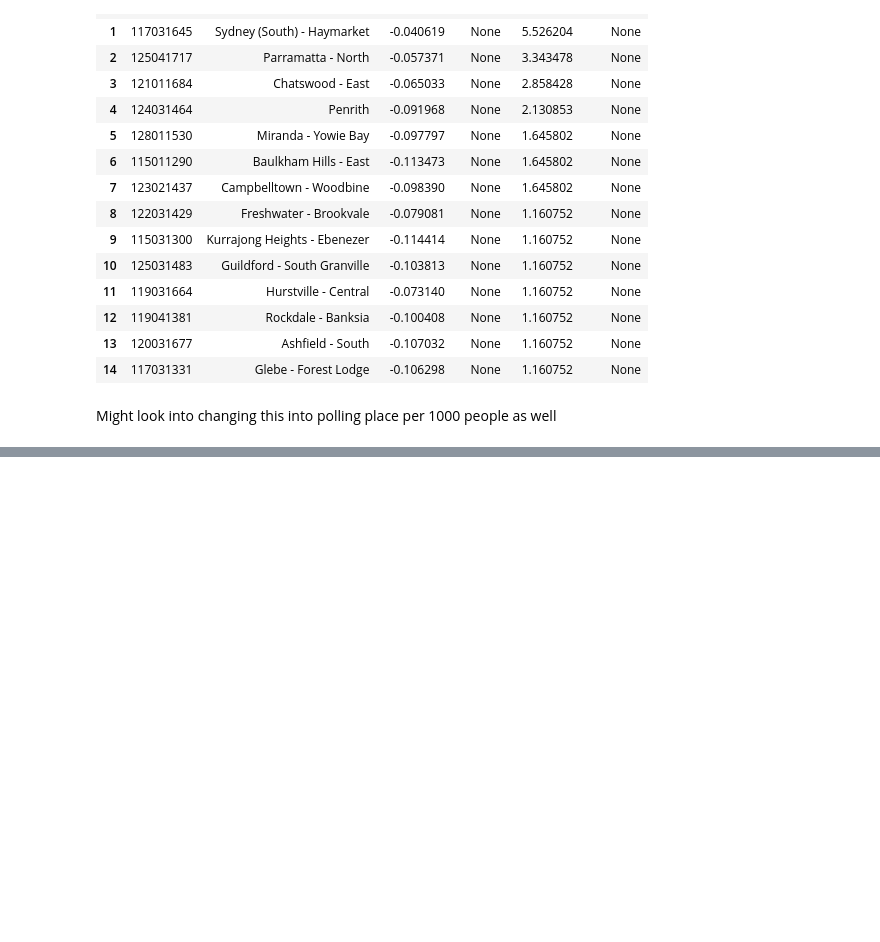
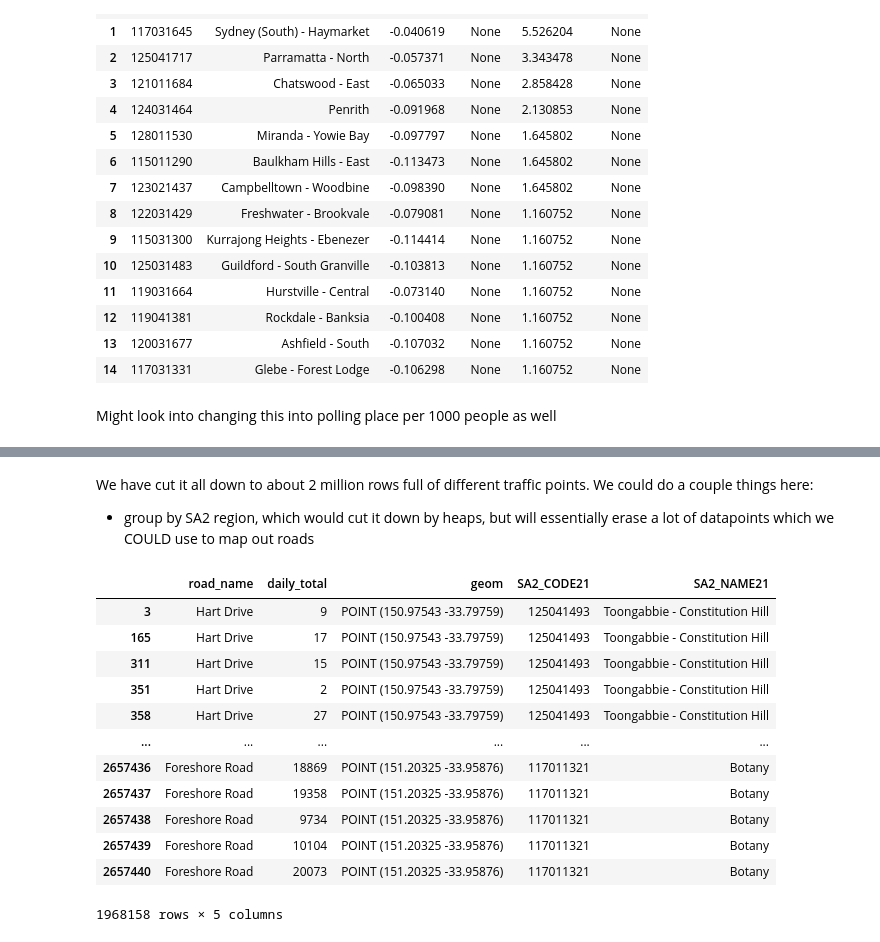
Before and after one commit to infernocadet/greater-sydney-analysis, a Jupyter notebook: Greater Sydney Analysis.ipynb, the cells around one changed output, grey strips where cells are left out. Cells and saved outputs as stored; diff of their text form; code cells hidden in the pictures; blank space fills up the shorter version.

Commit message:
road_lines

```diff
--- a/Greater Sydney Analysis.ipynb
+++ b/Greater Sydney Analysis.ipynb
@@ -2552,0 +2567,20 @@ inner_roads
+# %% [markdown]
+We have cut it all down to about 2 million rows full of different traffic points. We could do a couple things here:
+- group by SA2 region, which would cut it down by heaps, but will essentially erase a lot of datapoints which we COULD use to map out roads
+# %%
+inner_roads.drop(columns=['index_right', 'GCC_CODE21', 'GCC_NAME21', 'AREASQKM21'], inplace=True)
+inner_roads
+# %% [output]
+|  | road_name | daily_total | geom | SA2_CODE21 | SA2_NAME21 |
+| 3 | Hart Drive | 9 | POINT (150.97543 -33.79759) | 125041493 | Toongabbie - Constitution Hill |
+| 165 | Hart Drive | 17 | POINT (150.97543 -33.79759) | 125041493 | Toongabbie - Constitution Hill |
+| 311 | Hart Drive | 15 | POINT (150.97543 -33.79759) | 125041493 | Toongabbie - Constitution Hill |
+| 351 | Hart Drive | 2 | POINT (150.97543 -33.79759) | 125041493 | Toongabbie - Constitution Hill |
+| 358 | Hart Drive | 27 | POINT (150.97543 -33.79759) | 125041493 | Toongabbie - Constitution Hill |
+| ... | ... | ... | ... | ... | ... |
+| 2657436 | Foreshore Road | 18869 | POINT (151.20325 -33.95876) | 117011321 | Botany |
+| 2657437 | Foreshore Road | 19358 | POINT (151.20325 -33.95876) | 117011321 | Botany |
+| 2657438 | Foreshore Road | 9734 | POINT (151.20325 -33.95876) | 117011321 | Botany |
+| 2657439 | Foreshore Road | 10104 | POINT (151.20325 -33.95876) | 117011321 | Botany |
+| 2657440 | Foreshore Road | 20073 | POINT (151.20325 -33.95876) | 117011321 | Botany |
+1968158 rows × 5 columns
```
Also changed, not shown: parts of 75 cells of this notebook.
